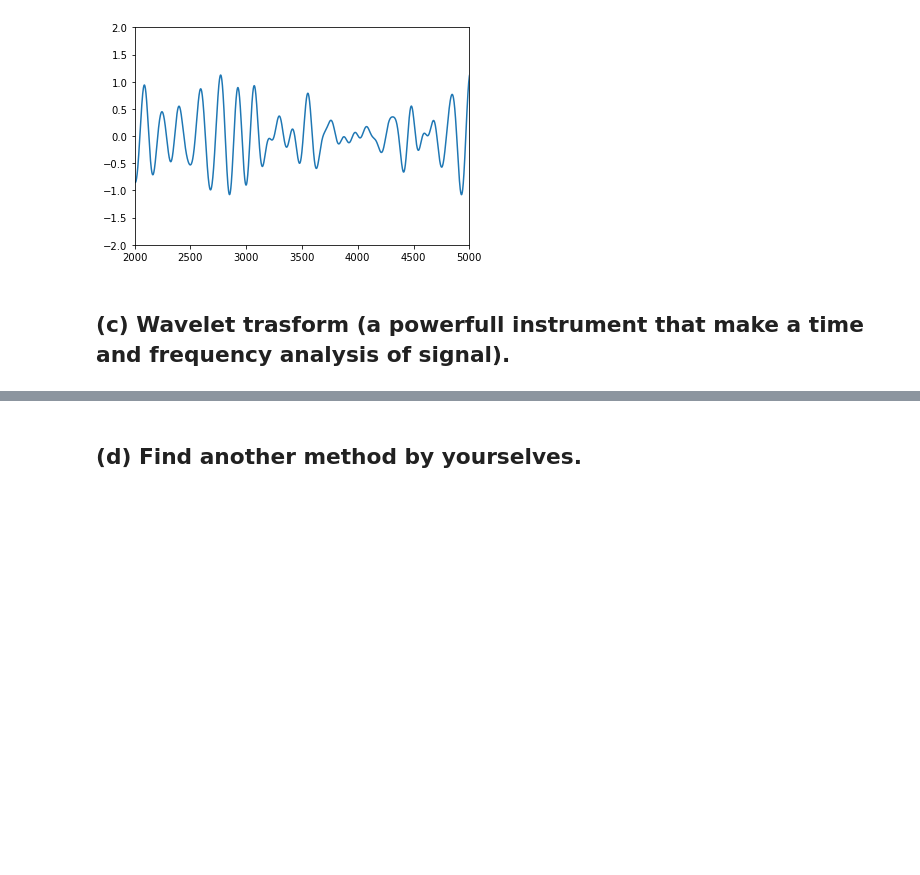
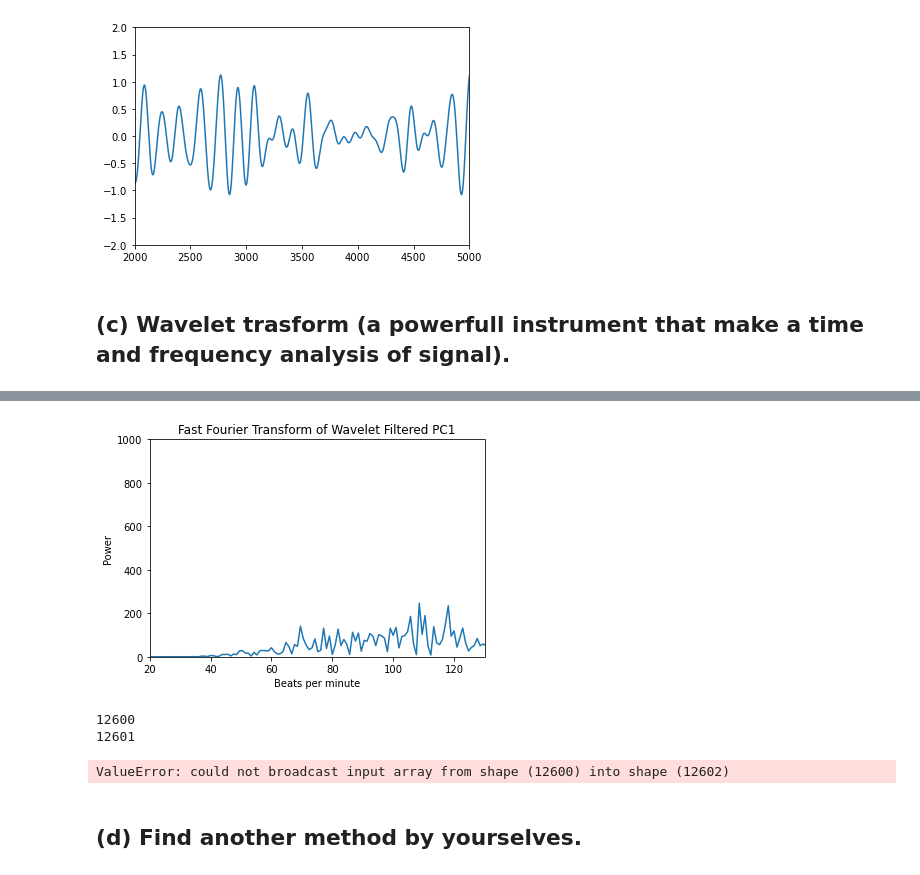
Before and after one commit to AleCapoPhys/HeartRateEstimation, a Jupyter notebook: Project_Clean_data.ipynb, the cells around one changed output, grey strips where cells are left out. Cells and saved outputs as stored; diff of their text form; code cells hidden in the pictures; blank space fills up the shorter version.

```diff
--- a/Project_Clean_data.ipynb
+++ b/Project_Clean_data.ipynb
@@ -674,3 +673,26 @@ plt.show()
+# %%
+## Now we can fft this to find peaks
+bandpass_filtered_pc1 = butter_bandpass_filter(filteredPC1, lowcut, highcut, fs, order=6)
+filtered_PC1_fft = np.abs(np.fft.rfft(bandpass_filtered_pc1))
+
+plt.plot(freq_FFT*60, filtered_PC1_fft[:-1])
+plt.xlim([min_f*60-10, max_f*60+10])
+plt.ylim([0, 1000])
+plt.xlabel('Beats per minute')
+plt.ylabel('Power')
+plt.title('Fast Fourier Transform of Wavelet Filtered PC1')
+plt.show()
+# %% [output]
+[figure, added]
+# %%
+# Now for total signal
+print(len(total_signal))
+print(len(np.array(dataset_rotated['PC1'])))
+waveletTotalSig = wavelet_transform(np.array(total_signal), 4, 'sym4')
+# %% [output]
+12600
+12601
+ValueError: could not broadcast input array from shape (12600) into shape (12602)
 # %%
 #empty cell, do not delete, just edit
 # %% [markdown]
```
Also changed, not shown: parts of 4 cells of this notebook.
